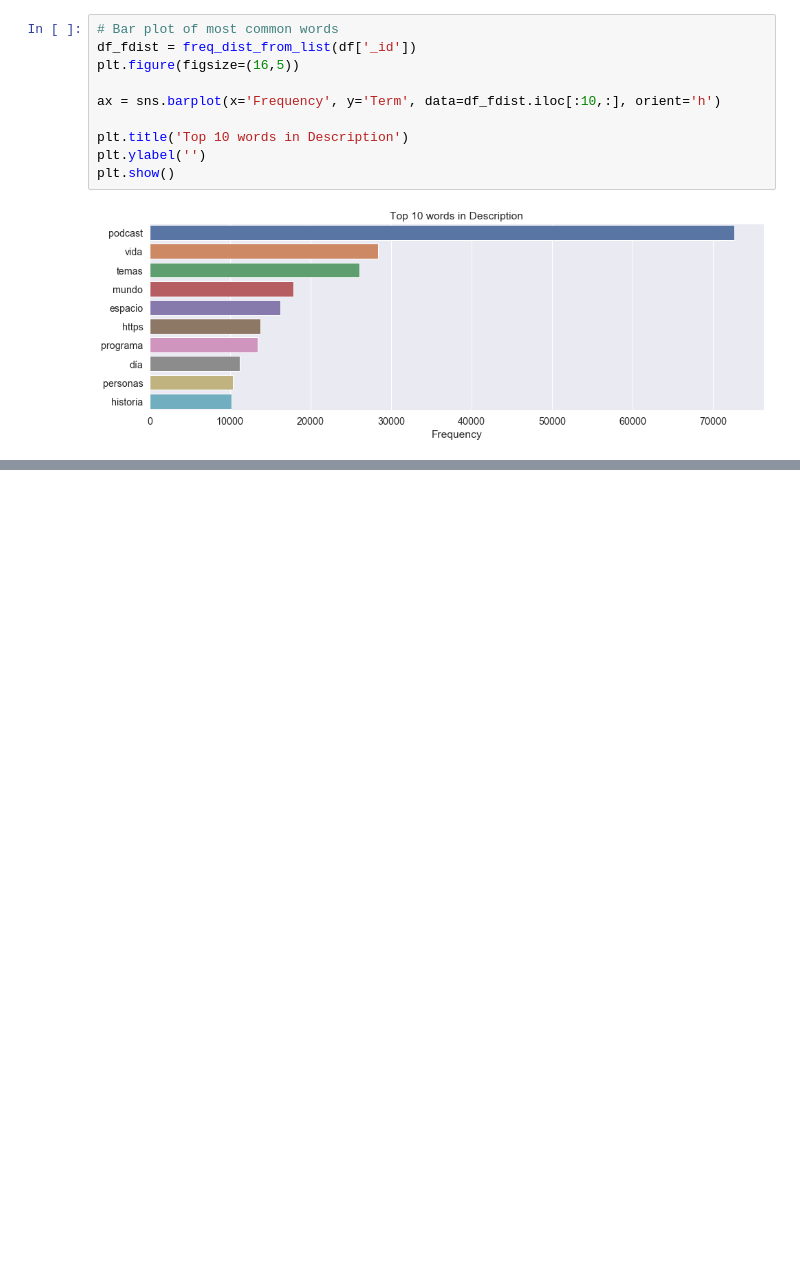
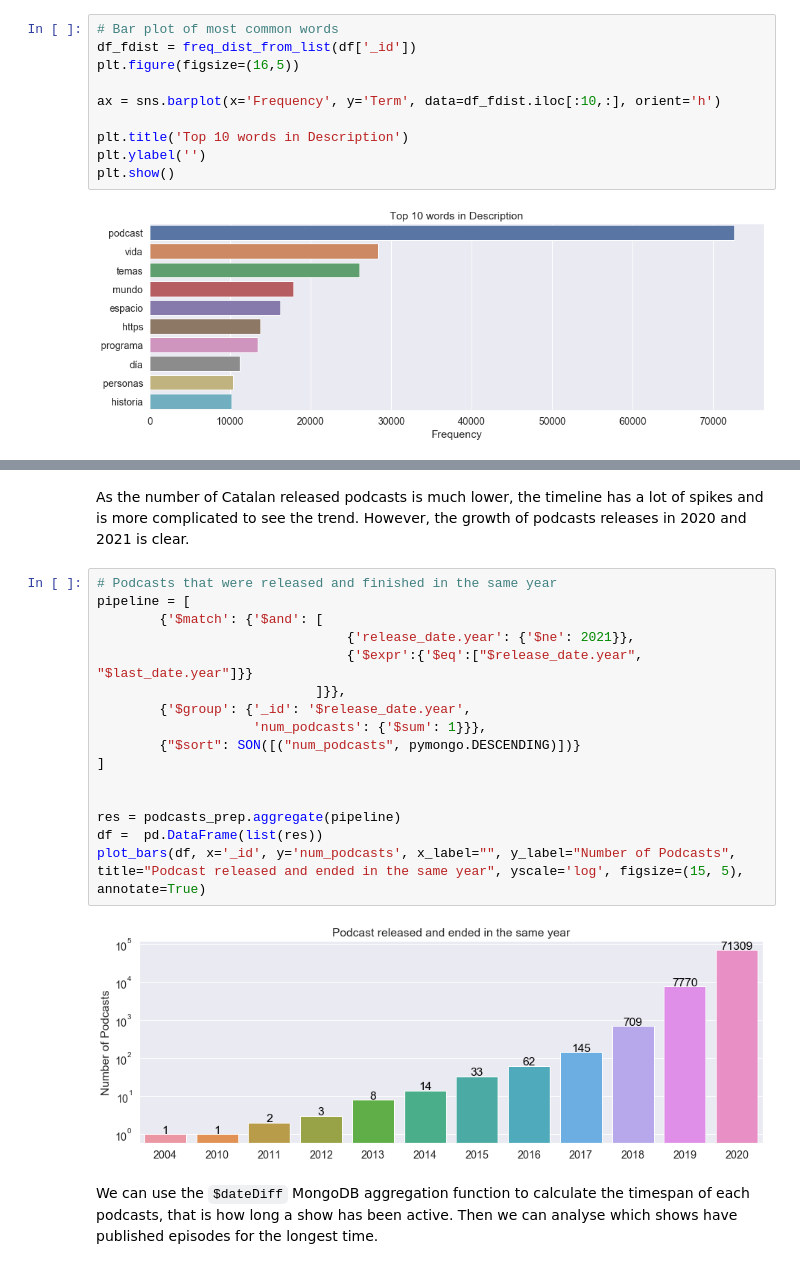
Before and after one commit to xaviercucurull/BDA-Podcasts, a Jupyter notebook: BDA_Final_Project.ipynb, the cells around one changed output, grey strips where cells are left out. Drawn from its saved outputs; the diff is of its cells as text; blank space fills up the shorter version.

````diff
--- a/BDA_Final_Project.ipynb
+++ b/BDA_Final_Project.ipynb
@@ -1420 +1413,23 @@ plot_bars(filtered_df, '_id', 'count', 'Release Date Year', 'Number of Podcasts'
+# %% [markdown]
+As the number of Catalan released podcasts is much lower, the timeline has a lot of spikes and is more complicated to see the trend. However, the growth of podcasts releases in 2020 and 2021 is clear.
+# %%
+# Podcasts that were released and finished in the same year
+pipeline = [
+        {'$match': {'$and': [
+                                {'release_date.year': {'$ne': 2021}},
+                                {'$expr':{'$eq':["$release_date.year", "$last_date.year"]}}
+                            ]}},
+        {'$group': {'_id': '$release_date.year',
+                    'num_podcasts': {'$sum': 1}}},
+        {"$sort": SON([("num_podcasts", pymongo.DESCENDING)])}
+]
+
+
+res = podcasts_prep.aggregate(pipeline)
+df =  pd.DataFrame(list(res))
+plot_bars(df, x='_id', y='num_podcasts', x_label="", y_label="Number of Podcasts", title="Podcast released and ended in the same year", yscale='log', figsize=(15, 5), annotate=True)
+# %% [output]
+[figure, added]
+# %% [markdown]
+We can use the ```$dateDiff``` MongoDB aggregation function to calculate the timespan of each podcasts, that is how long a show has been active. Then we can analyse which shows have published episodes for the longest time.
 # %%
````
Also changed, not shown: parts of 44 cells of this notebook.
